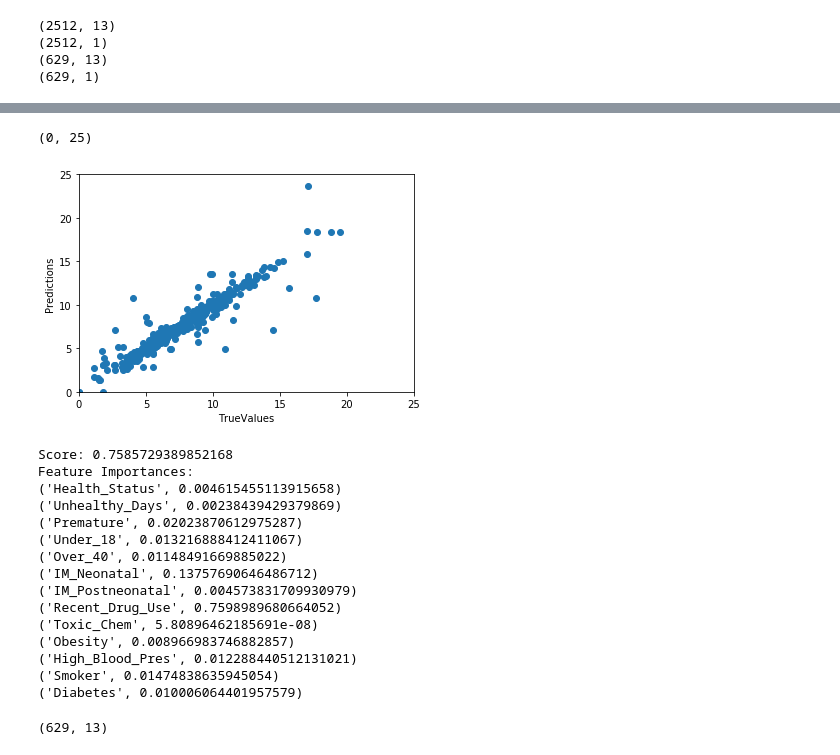
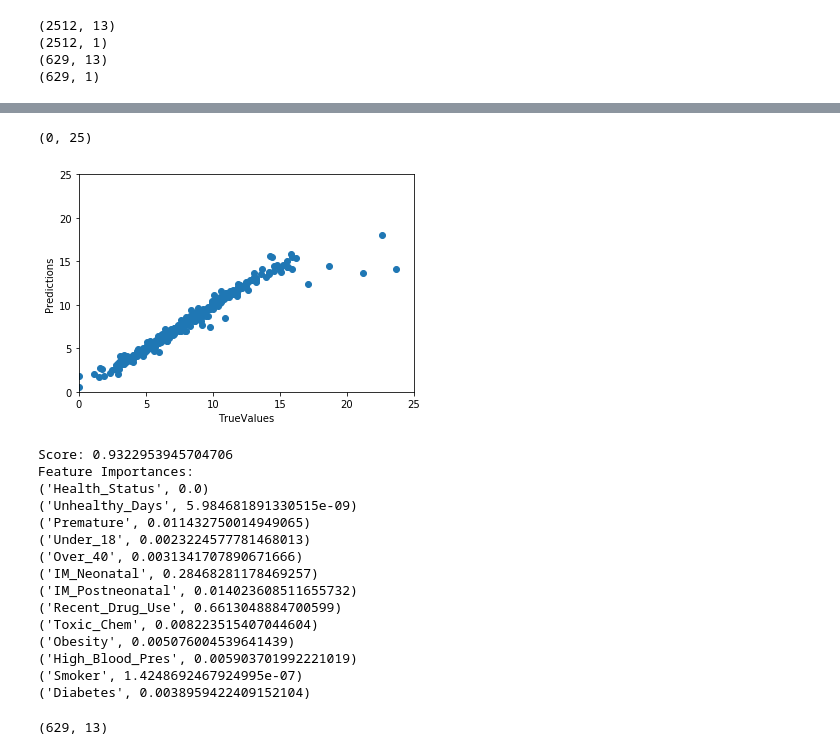
Before and after one commit to fpu-spring2019-ml-team2/MachineLearning, a Jupyter notebook: ML_Project.ipynb, the cells around one changed output, grey strips where cells are left out. Saved outputs shown, nothing was run; the diff lists cells and outputs as text; code cells hidden in the pictures.

Commit message:
new model, who dis?

```diff
--- a/ML_Project.ipynb
+++ b/ML_Project.ipynb
@@ -61,7 +61,13 @@ dtype: int64
 # Impute the data and fill empty data with mean values
 # %%
 selected = selected.replace(-1111.1, np.NaN)
+selected = selected.replace(-1111, np.NaN)
+selected = selected.replace(-1, np.NaN)
+
 selected = selected.replace(-2222.2, np.NaN)
+selected = selected.replace(-2222, np.NaN)
+selected = selected.replace(-2, np.NaN)
+
 selected = selected.replace(-9999, np.NaN)
 
 # fill missing values with mean column values
@@ -105,9 +111,18 @@ print(y_test.shape)
 #m = KNeighborsRegressor(n_neighbors=3)
 #m = linear_model.LinearRegression()
 #m = linear_model.LassoLars(alpha=.1)
-m = DecisionTreeRegressor()
+from sklearn.ensemble import BaggingRegressor as br
+m = DecisionTreeRegressor(splitter= 'best',
+    max_features= 7,
+    max_depth= 6)
+
+b = br(bootstrap = True, n_jobs =-1, n_estimators = 6)
 model = m.fit(X_train, y_train)
+modelb = b.fit(X_train, y_train)
 predictions = m.predict(X_test)
+bpredictions = b.predict(X_test)
+
 print(predictions.shape)
+print(bpredictions.shape)
 # %% [output]
 (629,)
@@ -114,12 +144,12 @@ print(predictions.shape)
 # %%
-plt.scatter(y_test.values, predictions)
+plt.scatter(y_test.values, bpredictions)
 plt.xlabel('TrueValues')
 plt.ylabel('Predictions')
 plt.xlim(0, 25)
 plt.ylim(0, 25)
 # %% [output]
 (0, 25)
-[figure, old version]
+[figure, new version]
 # %%
 print("Score: {}".format(model.score(X_test, y_test)))
 
@@ -128,21 +158,21 @@ fImport = dict(zip(selected.columns, m.feature_importances_))
 for i in zip( fImport.keys(), fImport.values()):
     print(i)
 # %% [output]
-Score: 0.7585729389852168
+Score: 0.9322953945704706
 Feature Importances:
-('Health_Status', 0.004615455113915658)
-('Unhealthy_Days', 0.00238439429379869)
-('Premature', 0.02023870612975287)
-('Under_18', 0.013216888412411067)
-('Over_40', 0.01148491669885022)
-('IM_Neonatal', 0.13757690646486712)
-('IM_Postneonatal', 0.004573831709930979)
-('Recent_Drug_Use', 0.7598989680664052)
-('Toxic_Chem', 5.80896462185691e-08)
-('Obesity', 0.008966983746882857)
-('High_Blood_Pres', 0.012288440512131021)
-('Smoker', 0.01474838635945054)
-('Diabetes', 0.010006064401957579)
+('Health_Status', 0.0)
+('Unhealthy_Days', 5.984681891330515e-09)
+('Premature', 0.011432750014949065)
+('Under_18', 0.0023224577781468013)
+('Over_40', 0.0031341707890671666)
+('IM_Neonatal', 0.28468281178469257)
+('IM_Postneonatal', 0.014023608511655732)
+('Recent_Drug_Use', 0.6613048884700599)
+('Toxic_Chem', 0.008223515407044604)
+('Obesity', 0.005076004539641439)
+('High_Blood_Pres', 0.005903701992221019)
+('Smoker', 1.4248692467924995e-07)
+('Diabetes', 0.0038959422409152104)
 # %%
 print(X_test.shape)
 # %% [output]
```
Also changed, not shown: parts of 10 cells of this notebook, 1 other file.
